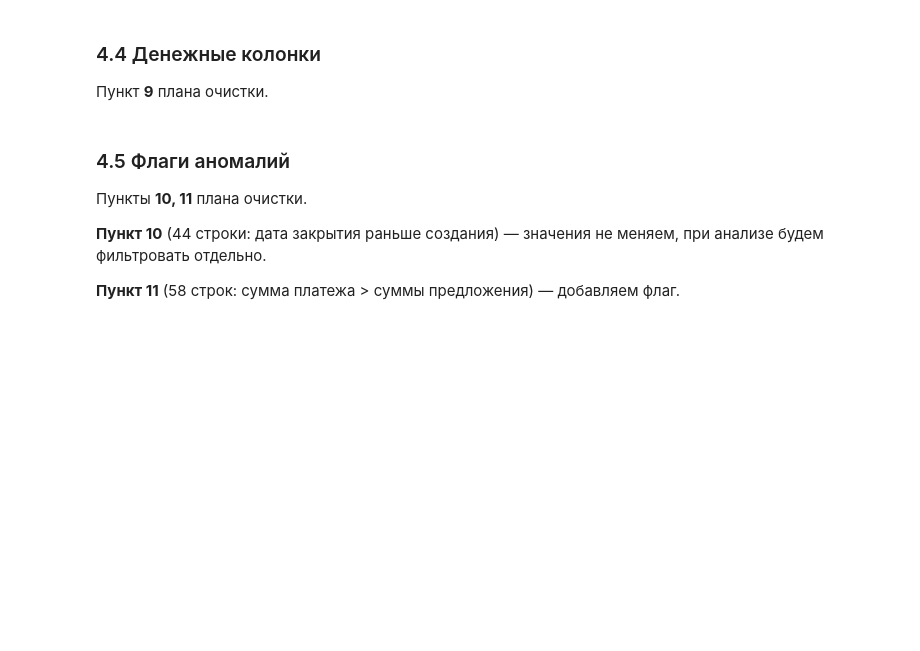
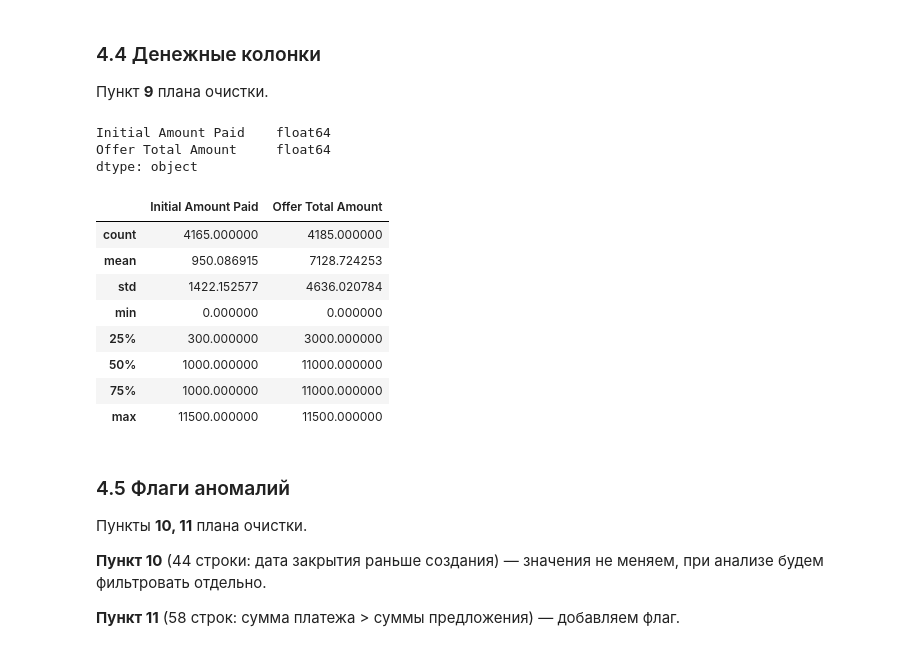
Before and after one commit to gggvitalii90/final_v2_Honcharov, a Jupyter notebook: notebooks/01_cleaning.ipynb, the cells around one changed output. Drawn from its saved outputs; the diff is of its cells as text; code cells hidden in the pictures; blank space fills up the shorter version.

Commit message:
feat: add output after money cleaning in section 4.4
Shows dtypes (float64) and describe() to confirm
€ strings were successfully converted.

Co-Authored-By: Claude Sonnet 4.6 <noreply@anthropic.com>

```diff
--- a/notebooks/01_cleaning.ipynb
+++ b/notebooks/01_cleaning.ipynb
@@ -1138,6 +1138,24 @@ deals['Offer Total Amount'] = pd.to_numeric(
         .str.replace(',', '.', regex=False),
     errors='coerce'
 )
+# %%
+# Проверяем что типы стали float и значения без символа евро
+print(deals[['Initial Amount Paid', 'Offer Total Amount']].dtypes)
+print()
+deals[['Initial Amount Paid', 'Offer Total Amount']].describe()
+# %% [output]
+Initial Amount Paid    float64
+Offer Total Amount     float64
+dtype: object
+|  | Initial Amount Paid | Offer Total Amount |
+| count | 4165.000000 | 4185.000000 |
+| mean | 950.086915 | 7128.724253 |
+| std | 1422.152577 | 4636.020784 |
+| min | 0.000000 | 0.000000 |
+| 25% | 300.000000 | 3000.000000 |
+| 50% | 1000.000000 | 11000.000000 |
+| 75% | 1000.000000 | 11000.000000 |
+| max | 11500.000000 | 11500.000000 |
 # %% [markdown]
 ### 4.5 Флаги аномалий
 
```
